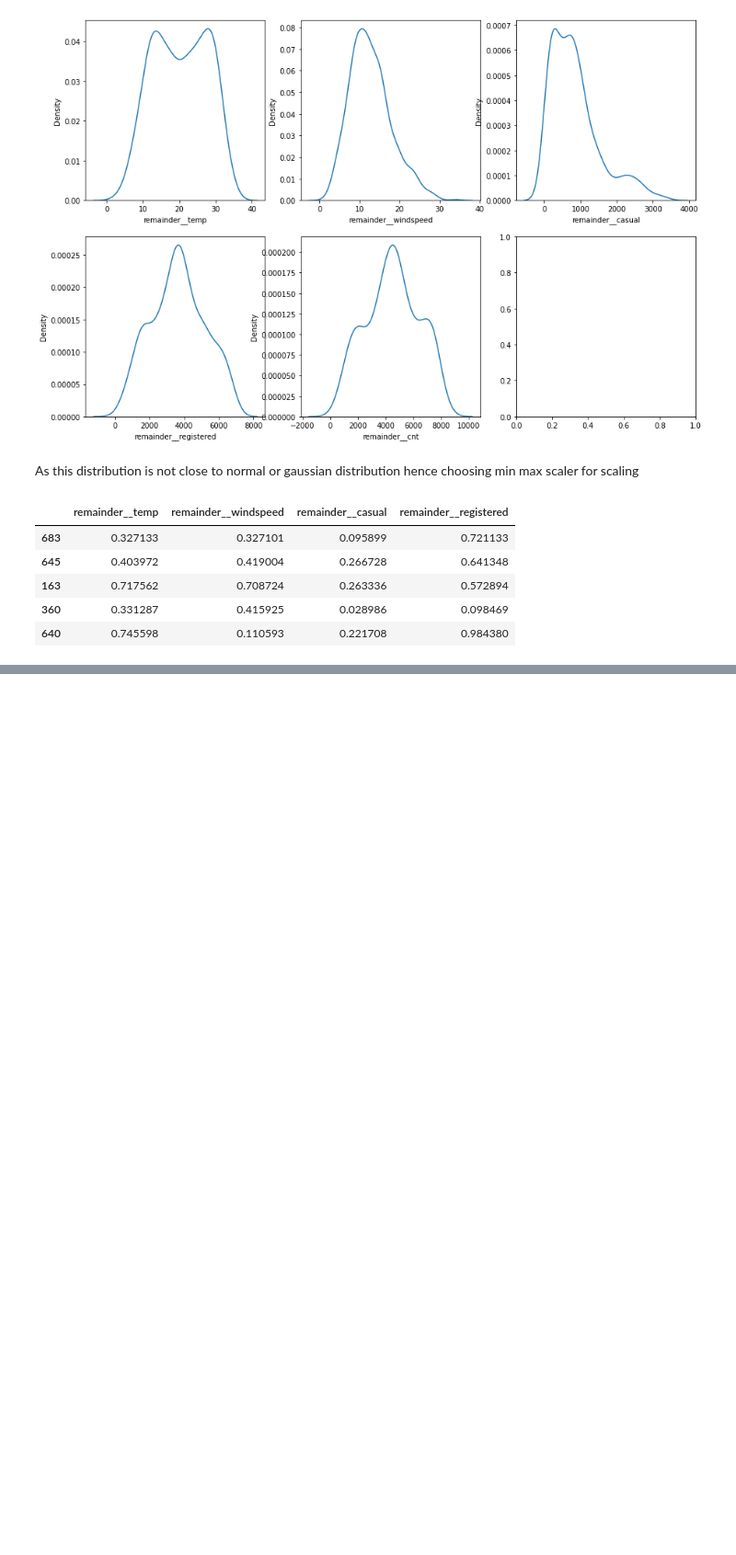
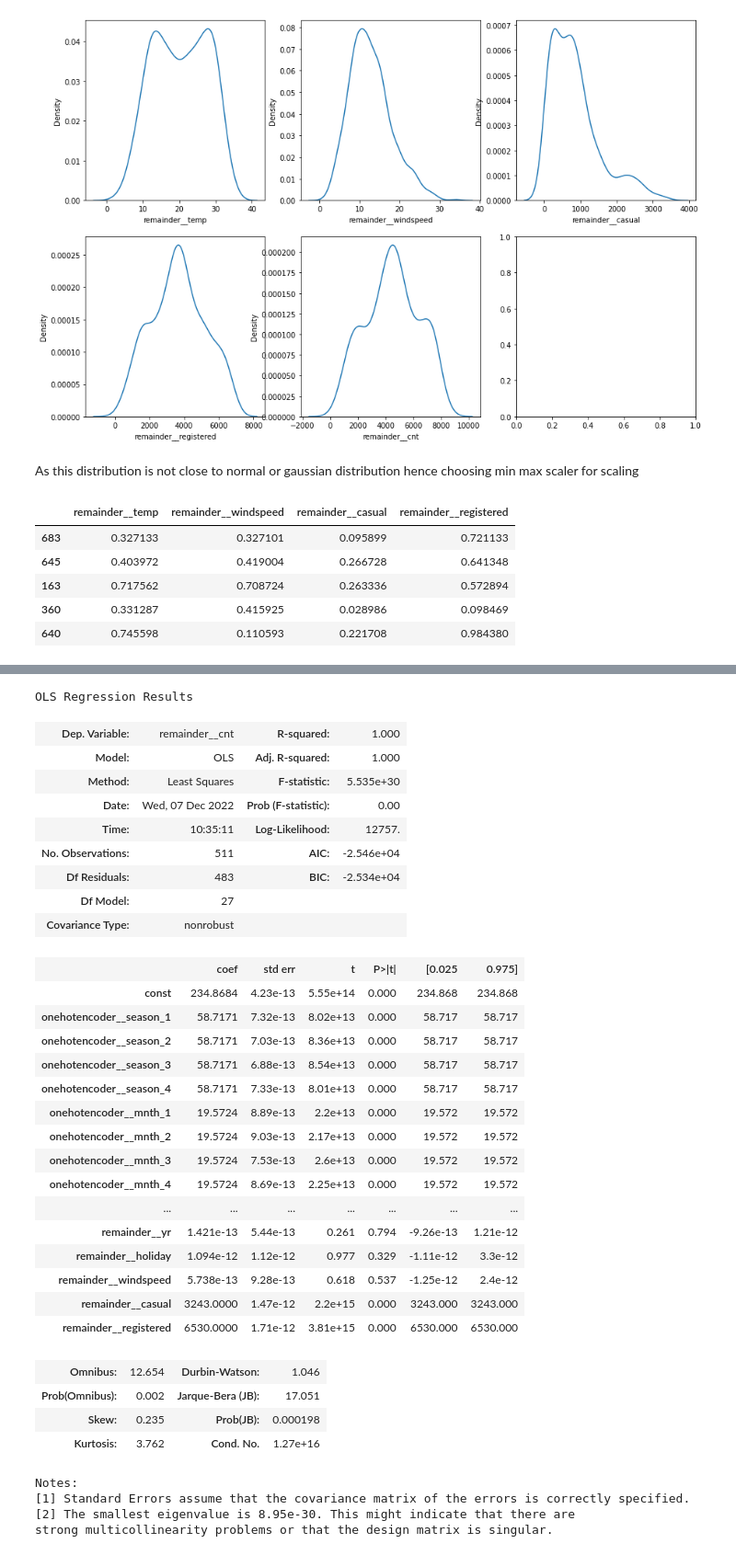
Before and after one commit to hargurjeet/Bike_Sharing_Case_Study, a Jupyter notebook: Bike_Sharing_Case_Study.ipynb, the cells around one changed output, grey strips where cells are left out. Shown at 92% size. Drawn from its saved outputs; the diff is of its cells as text; code cells hidden in the pictures; blank space fills up the shorter version.

```diff
--- a/Bike_Sharing_Case_Study.ipynb
+++ b/Bike_Sharing_Case_Study.ipynb
@@ -227,0 +316,49 @@ X_train[numberic_variable].head()
+# %%
+## identifying the varibles having high p values and VIF
+X = X_train.drop('remainder__temp', axis=1)
+# %%
+X_train_sm = sm.add_constant(X)
+
+#create model
+lr = sm.OLS(y_train, X_train_sm)
+
+#fit
+lr_model=lr.fit()
+
+#params
+lr_model.summary()
+# %% [output]
+OLS Regression Results
+| Dep. Variable: | remainder__cnt | R-squared: | 1.000 |
+| Model: | OLS | Adj. R-squared: | 1.000 |
+| Method: | Least Squares | F-statistic: | 5.535e+30 |
+| Date: | Wed, 07 Dec 2022 | Prob (F-statistic): | 0.00 |
+| Time: | 10:35:11 | Log-Likelihood: | 12757. |
+| No. Observations: | 511 | AIC: | -2.546e+04 |
+| Df Residuals: | 483 | BIC: | -2.534e+04 |
+| Df Model: | 27 |  |  |
+| Covariance Type: | nonrobust |  |  |
+|  | coef | std err | t | P>|t| | [0.025 | 0.975] |
+| const | 234.8684 | 4.23e-13 | 5.55e+14 | 0.000 | 234.868 | 234.868 |
+| onehotencoder__season_1 | 58.7171 | 7.32e-13 | 8.02e+13 | 0.000 | 58.717 | 58.717 |
+| onehotencoder__season_2 | 58.7171 | 7.03e-13 | 8.36e+13 | 0.000 | 58.717 | 58.717 |
+| onehotencoder__season_3 | 58.7171 | 6.88e-13 | 8.54e+13 | 0.000 | 58.717 | 58.717 |
+| onehotencoder__season_4 | 58.7171 | 7.33e-13 | 8.01e+13 | 0.000 | 58.717 | 58.717 |
+| onehotencoder__mnth_1 | 19.5724 | 8.89e-13 | 2.2e+13 | 0.000 | 19.572 | 19.572 |
+| onehotencoder__mnth_2 | 19.5724 | 9.03e-13 | 2.17e+13 | 0.000 | 19.572 | 19.572 |
+| onehotencoder__mnth_3 | 19.5724 | 7.53e-13 | 2.6e+13 | 0.000 | 19.572 | 19.572 |
+| onehotencoder__mnth_4 | 19.5724 | 8.69e-13 | 2.25e+13 | 0.000 | 19.572 | 19.572 |
+| ... | ... | ... | ... | ... | ... | ... |
+| remainder__yr | 1.421e-13 | 5.44e-13 | 0.261 | 0.794 | -9.26e-13 | 1.21e-12 |
+| remainder__holiday | 1.094e-12 | 1.12e-12 | 0.977 | 0.329 | -1.11e-12 | 3.3e-12 |
+| remainder__windspeed | 5.738e-13 | 9.28e-13 | 0.618 | 0.537 | -1.25e-12 | 2.4e-12 |
+| remainder__casual | 3243.0000 | 1.47e-12 | 2.2e+15 | 0.000 | 3243.000 | 3243.000 |
+| remainder__registered | 6530.0000 | 1.71e-12 | 3.81e+15 | 0.000 | 6530.000 | 6530.000 |
+| Omnibus: | 12.654 | Durbin-Watson: | 1.046 |
+| Prob(Omnibus): | 0.002 | Jarque-Bera (JB): | 17.051 |
+| Skew: | 0.235 | Prob(JB): | 0.000198 |
+| Kurtosis: | 3.762 | Cond. No. | 1.27e+16 |
+Notes:
+[1] Standard Errors assume that the covariance matrix of the errors is correctly specified.
+[2] The smallest eigenvalue is 8.95e-30. This might indicate that there are
+strong multicollinearity problems or that the design matrix is singular.
```
Also changed, not shown: parts of 13 cells of this notebook.
